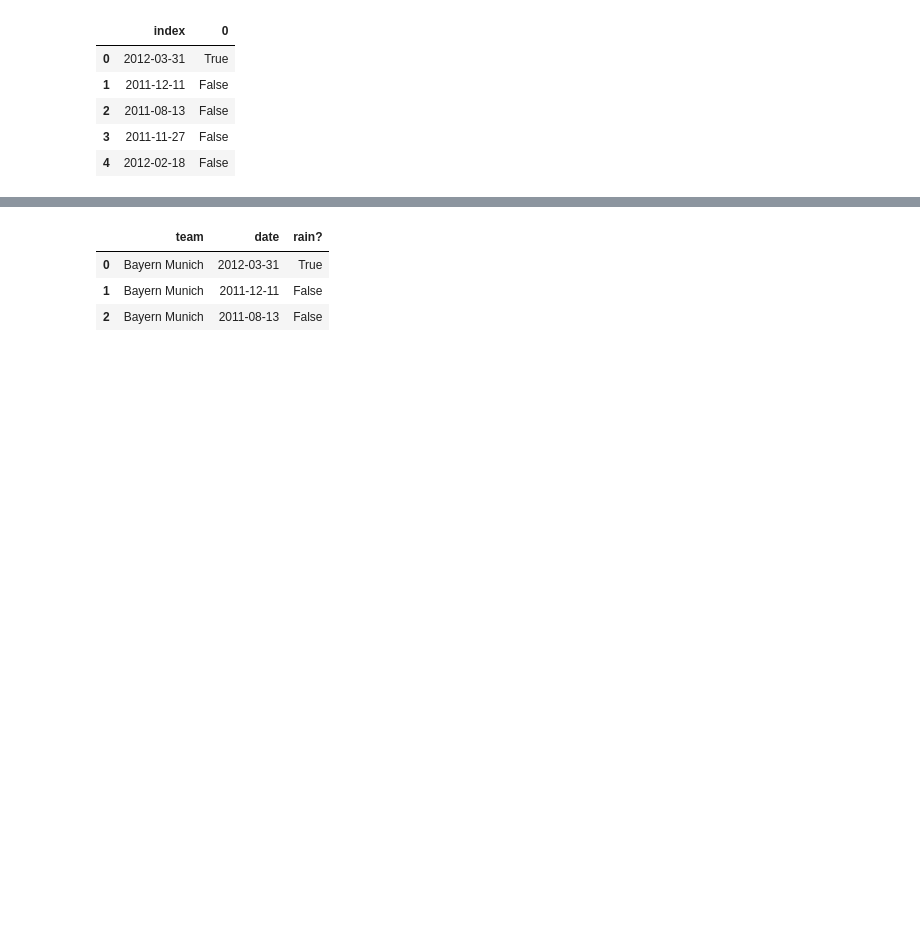
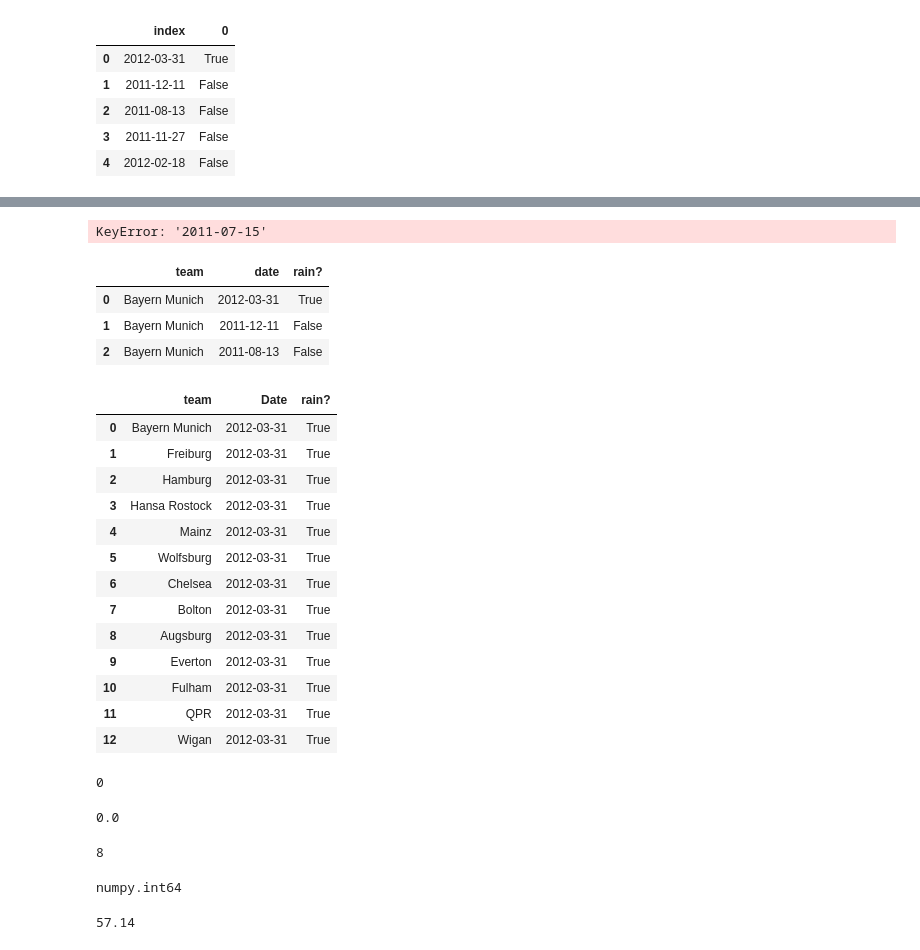
Before and after one commit to Jpeck219/Mod_2_proj, a Jupyter notebook: minna_test.ipynb, the cells around one changed output, grey strips where cells are left out. Drawn from its saved outputs; the diff is of its cells as text; code cells hidden in the pictures; blank space fills up the shorter version.

```diff
--- a/minna_test.ipynb
+++ b/minna_test.ipynb
@@ -293,39 +354,64 @@ rain_wins
+# %%
+#Creates New column using dictionary
+df_matches['rain'] = df_matches.Date.apply(lambda x: test_dict[x])
+df_matches
+
+#filters our false raindays
+games_in_rain = df_matches[df_matches['rain'] == True]
+games_in_rain
+# %% [output]
+KeyError: '2011-07-15'
+# %%
+rain_wins
+# %% [output]
+|  | team | date | rain? |
+| 0 | Bayern Munich | 2012-03-31 | True |
+| 1 | Bayern Munich | 2011-12-11 | False |
+| 2 | Bayern Munich | 2011-08-13 | False |
 # %%
 #away team wins
 c.execute('''SELECT Date, AwayTeam FROM MATCHES
-             WHERE FTR == 'A'
-             AND Season == 2011
-             ''')
+                     WHERE FTR == 'A'
+                     AND Season == 2011
+                     ''')
 Away_Team_Wins = pd.DataFrame(c.fetchall())
 
 
 #home team wins
 c.execute('''SELECT Date, HomeTeam FROM MATCHES
-             WHERE FTR == 'H'
-             AND Season == 2011''')
+                     WHERE FTR == 'H'
+                     AND Season == 2011''')
 Home_Team_Wins = pd.DataFrame(c.fetchall())
-
 
 #combine tables
 wins_and_date = Away_Team_Wins.append(Home_Team_Wins)
 wins_and_date
 
 #dictionary of date and if it rained
-test_dict = mf.scrape_dark_sky().get_rain()
-
+date_dict = mf.scrape_dark_sky().get_rain()
 
 #turn it into DF
-rain_df = pd.DataFrame.from_dict(test_dict, orient = 'index').reset_index()
+rain_df = pd.DataFrame.from_dict(date_dict, orient = 'index').reset_index()
 #rain_df
 
-
 #combine total wins and rain table
-rain_wins = pd.merge(left=test_df, right = rain_df, left_on = 0, right_on = 'index')
+rain_wins = pd.merge(left=wins_and_date, right = rain_df, left_on = 0, right_on = 'index')
 rain_wins = rain_wins.drop(['key_0', '0_x'], axis = 1)
-rain_wins.columns = ['team', 'date', 'rain?']
+rain_wins.columns = ['team', 'Date', 'rain?']
+rain_wins = rain_wins[rain_wins['rain?'] == True]
 rain_wins
 # %% [output]
-|  | team | date | rain? |
+|  | team | Date | rain? |
 | 0 | Bayern Munich | 2012-03-31 | True |
-| 1 | Bayern Munich | 2011-12-11 | False |
-| 2 | Bayern Munich | 2011-08-13 | False |
+| 1 | Freiburg | 2012-03-31 | True |
+| 2 | Hamburg | 2012-03-31 | True |
+| 3 | Hansa Rostock | 2012-03-31 | True |
+| 4 | Mainz | 2012-03-31 | True |
+| 5 | Wolfsburg | 2012-03-31 | True |
+| 6 | Chelsea | 2012-03-31 | True |
+| 7 | Bolton | 2012-03-31 | True |
+| 8 | Augsburg | 2012-03-31 | True |
+| 9 | Everton | 2012-03-31 | True |
+| 10 | Fulham | 2012-03-31 | True |
+| 11 | QPR | 2012-03-31 | True |
+| 12 | Wigan | 2012-03-31 | True |
@@ -333,0 +422,4 @@ if rain_wins['rains?'] == False.
+# %%
+len(scrape.temp)
+# %% [output]
+0
@@ -333,0 +428,16 @@ if rain_wins['rains?'] == False.
+# %%
+soccer.total_wins_in_rain("Klaiserslautern")
+# %% [output]
+0.0
+# %%
+soccer.total_wins_in_rain('Chelsea')
+# %% [output]
+8
+# %%
+type(soccer.total_games_in_rain('Tottenham'))
+# %% [output]
+numpy.int64
+# %%
+round(soccer.rain_win_percentage('Chelsea'), 2)
+# %% [output]
+57.14
```
Also changed, not shown: parts of 29 cells of this notebook.
